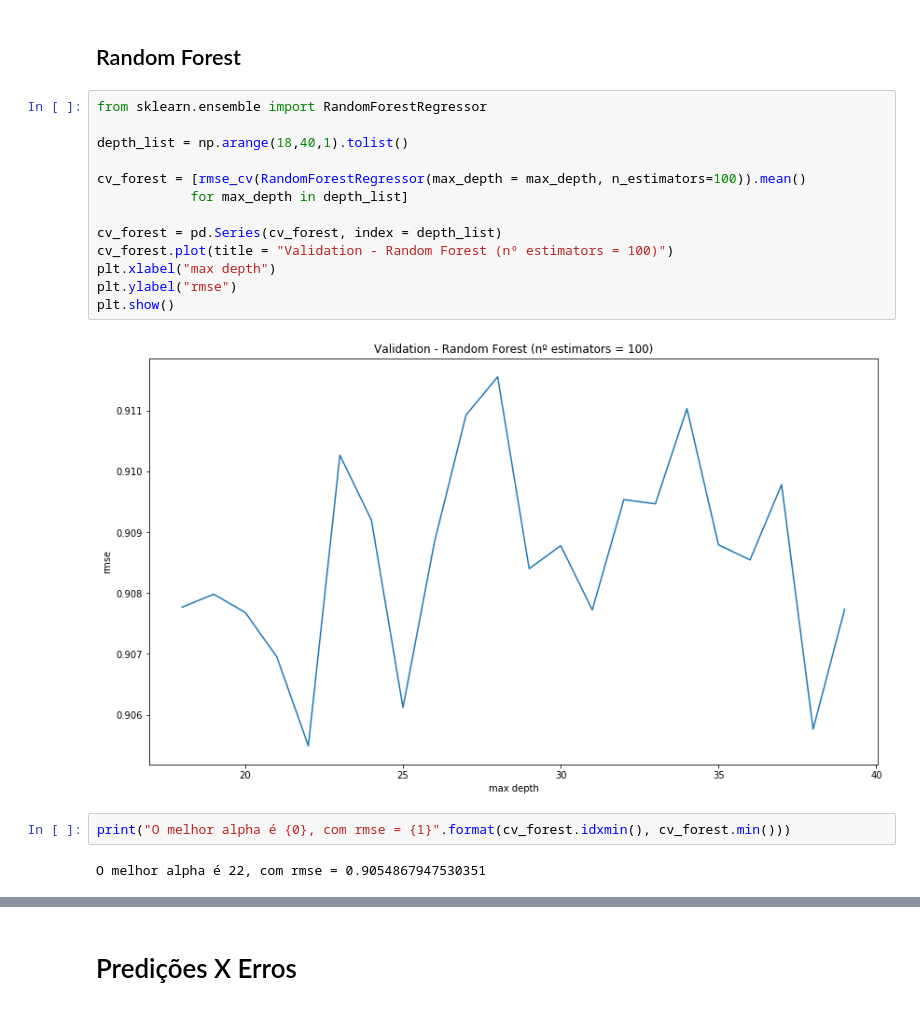
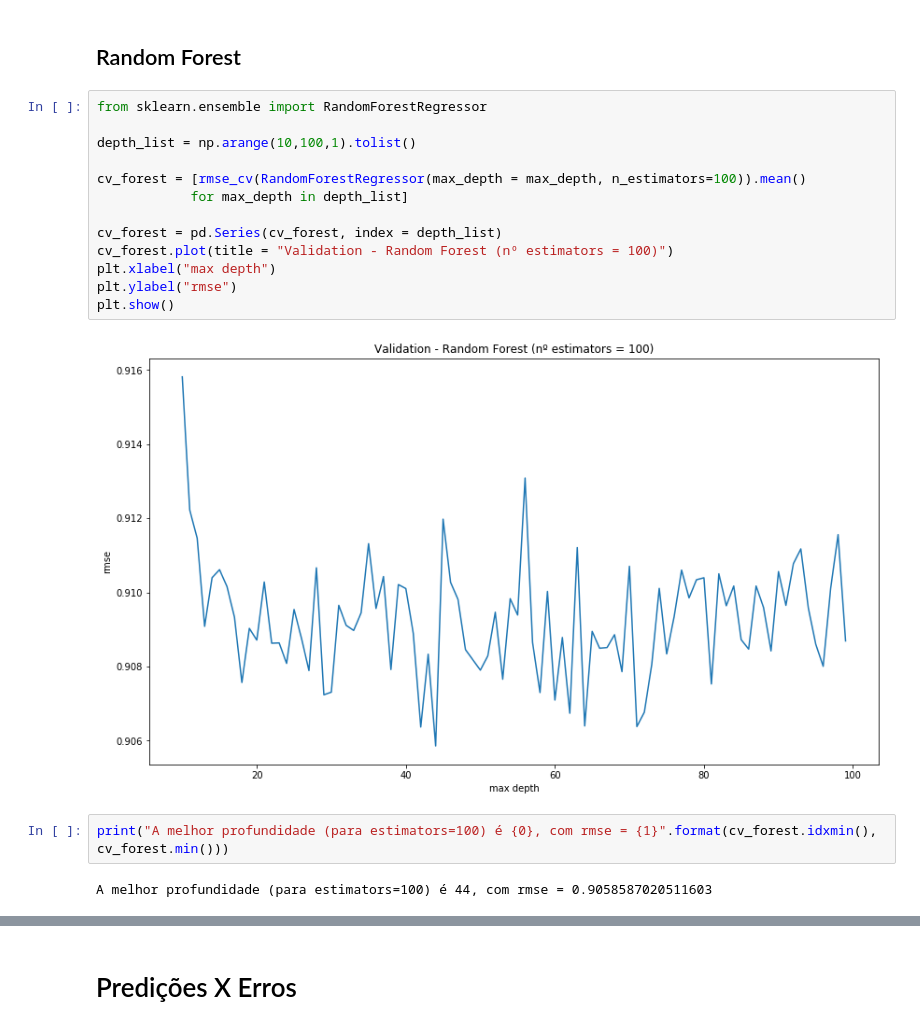
Before and after one commit to RenatoEly/aprendizagemDeMaquina, a Jupyter notebook: Ex3/previsão votação de deputados.ipynb, the cells around one changed output, grey strips where cells are left out. Cells and saved outputs as stored; diff of their text form.

Commit message:
Plot do modelo florestas aleatórias

```diff
--- a/Ex3/previsão votação de deputados.ipynb
+++ b/Ex3/previsão votação de deputados.ipynb
@@ -178,20 +166,20 @@ O melhor alpha é 25, com rmse = 0.9489825762325186
 # %%
 from sklearn.ensemble import RandomForestRegressor
 
-depth_list = np.arange(18,40,1).tolist()
+depth_list = np.arange(10,100,1).tolist()
 
 cv_forest = [rmse_cv(RandomForestRegressor(max_depth = max_depth, n_estimators=100)).mean()
             for max_depth in depth_list]
 
 cv_forest = pd.Series(cv_forest, index = depth_list)
 cv_forest.plot(title = "Validation - Random Forest (nº estimators = 100)")
 plt.xlabel("max depth")
 plt.ylabel("rmse")
 plt.show()
 # %% [output]
-[figure, old version]
+[figure, new version]
 # %%
-print("O melhor alpha é {0}, com rmse = {1}".format(cv_forest.idxmin(), cv_forest.min()))
+print("A melhor profundidade (para estimators=100) é {0}, com rmse = {1}".format(cv_forest.idxmin(), cv_forest.min()))
 # %% [output]
-O melhor alpha é 22, com rmse = 0.9054867947530351
+A melhor profundidade (para estimators=100) é 44, com rmse = 0.9058587020511603
 # %%
```
Also changed, not shown: parts of 4 cells of this notebook.
